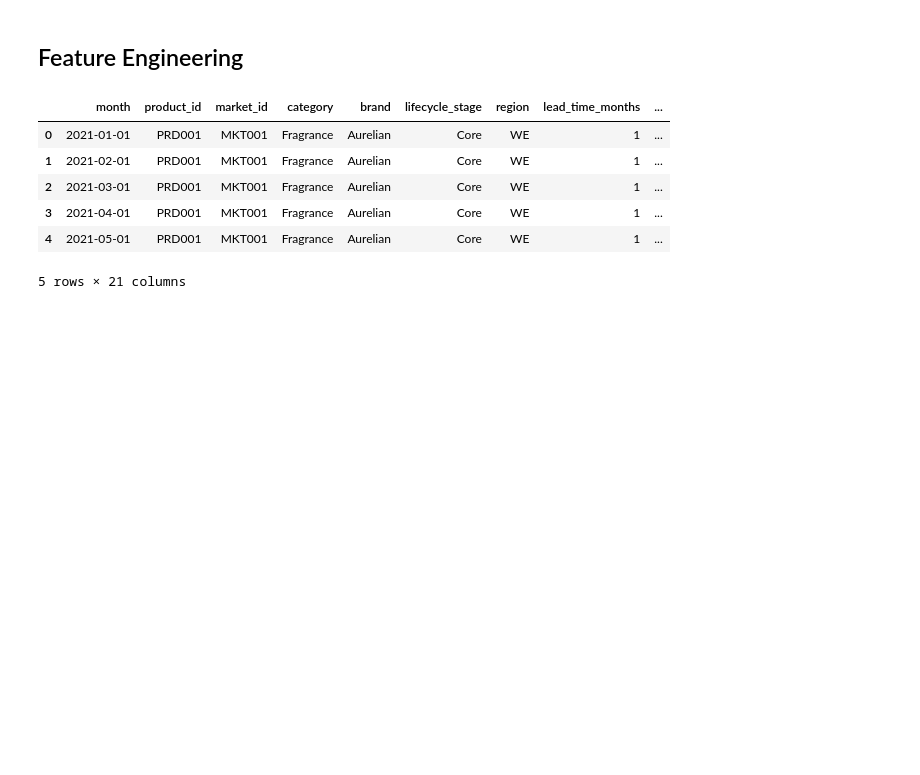
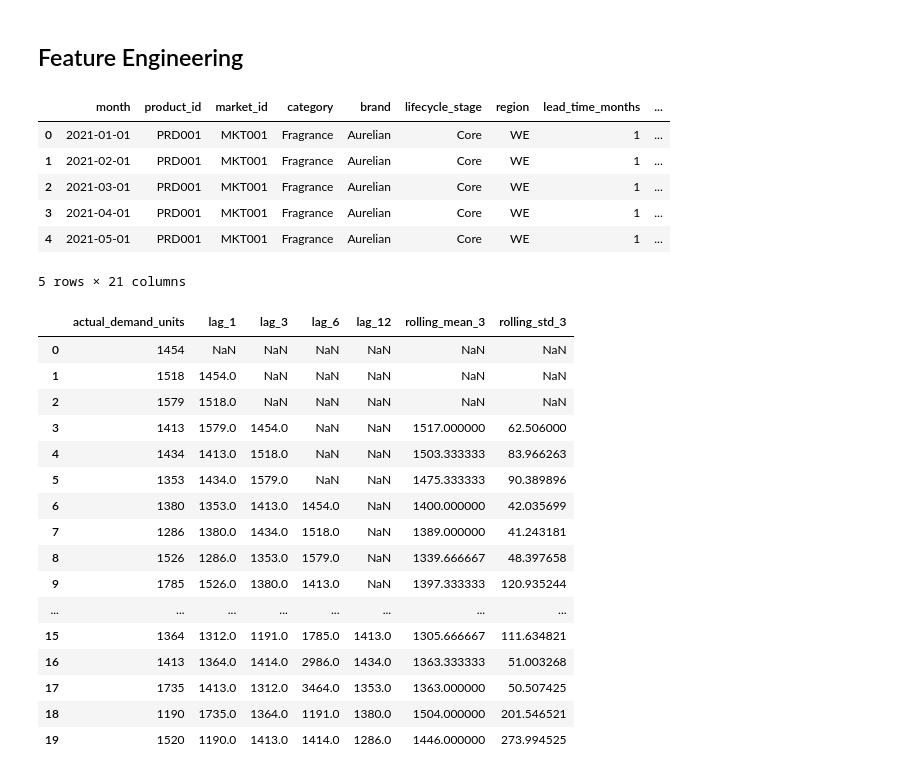
Before and after one commit to nachospreafico/supply-constrained-demand-forecasting-engine, a Jupyter notebook: notebooks/03_machine_learning_forecasting.ipynb, the cells around one changed output. Saved outputs shown, nothing was run; the diff lists cells and outputs as text; code cells hidden in the pictures; blank space fills up the shorter version.

```diff
--- a/notebooks/03_machine_learning_forecasting.ipynb
+++ b/notebooks/03_machine_learning_forecasting.ipynb
@@ -139,3 +139,8 @@ df.head()
 | 3 | 2021-04-01 | PRD001 | MKT001 | Fragrance | Aurelian | Core | WE | 1 | ... |
 | 4 | 2021-05-01 | PRD001 | MKT001 | Fragrance | Aurelian | Core | WE | 1 | ... |
 5 rows × 21 columns
+# %%
+# Create calendar features
+df["year"] = df["month"].dt.year
+df["month_number"] = df["month"].dt.month
+df["quarter"] = df["month"].dt.quarter
@@ -141,0 +168,52 @@ df.head()
+# %%
+# Create rolling features
+df["rolling_mean_3"] = (
+    df.groupby(["product_id", "market_id"])["actual_demand_units"]
+      .transform(lambda x: x.shift(1).rolling(3).mean())
+)
+
+df["rolling_mean_6"] = (
+    df.groupby(["product_id", "market_id"])["actual_demand_units"]
+      .transform(lambda x: x.shift(1).rolling(6).mean())
+)
+# %%
+# Add volatility features
+df["rolling_std_3"] = (
+    df.groupby(["product_id", "market_id"])["actual_demand_units"]
+      .transform(lambda x: x.shift(1).rolling(3).std())
+)
+
+df["rolling_std_6"] = (
+    df.groupby(["product_id", "market_id"])["actual_demand_units"]
+      .transform(lambda x: x.shift(1).rolling(6).std())
+)
+# %%
+df[
+    [
+        "actual_demand_units",
+        "lag_1",
+        "lag_3",
+        "lag_6",
+        "lag_12",
+        "rolling_mean_3",
+        "rolling_std_3"
+    ]
+].head(20)
+# %% [output]
+|  | actual_demand_units | lag_1 | lag_3 | lag_6 | lag_12 | rolling_mean_3 | rolling_std_3 |
+| 0 | 1454 | NaN | NaN | NaN | NaN | NaN | NaN |
+| 1 | 1518 | 1454.0 | NaN | NaN | NaN | NaN | NaN |
+| 2 | 1579 | 1518.0 | NaN | NaN | NaN | NaN | NaN |
+| 3 | 1413 | 1579.0 | 1454.0 | NaN | NaN | 1517.000000 | 62.506000 |
+| 4 | 1434 | 1413.0 | 1518.0 | NaN | NaN | 1503.333333 | 83.966263 |
+| 5 | 1353 | 1434.0 | 1579.0 | NaN | NaN | 1475.333333 | 90.389896 |
+| 6 | 1380 | 1353.0 | 1413.0 | 1454.0 | NaN | 1400.000000 | 42.035699 |
+| 7 | 1286 | 1380.0 | 1434.0 | 1518.0 | NaN | 1389.000000 | 41.243181 |
+| 8 | 1526 | 1286.0 | 1353.0 | 1579.0 | NaN | 1339.666667 | 48.397658 |
+| 9 | 1785 | 1526.0 | 1380.0 | 1413.0 | NaN | 1397.333333 | 120.935244 |
+| ... | ... | ... | ... | ... | ... | ... | ... |
+| 15 | 1364 | 1312.0 | 1191.0 | 1785.0 | 1413.0 | 1305.666667 | 111.634821 |
+| 16 | 1413 | 1364.0 | 1414.0 | 2986.0 | 1434.0 | 1363.333333 | 51.003268 |
+| 17 | 1735 | 1413.0 | 1312.0 | 3464.0 | 1353.0 | 1363.000000 | 50.507425 |
+| 18 | 1190 | 1735.0 | 1364.0 | 1191.0 | 1380.0 | 1504.000000 | 201.546521 |
+| 19 | 1520 | 1190.0 | 1413.0 | 1414.0 | 1286.0 | 1446.000000 | 273.994525 |
```
Also changed, not shown: parts of 28 cells of this notebook, 1 other file.
